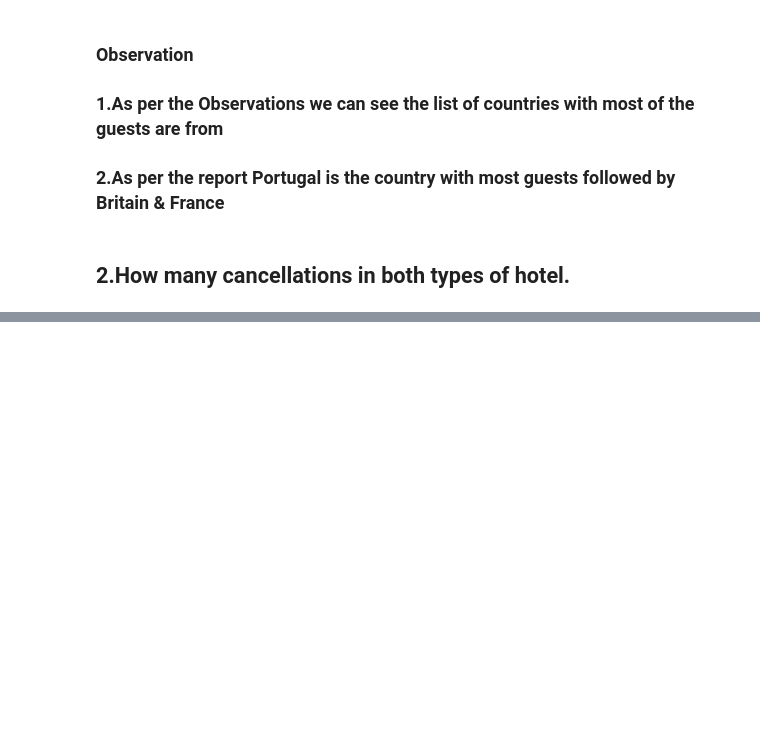
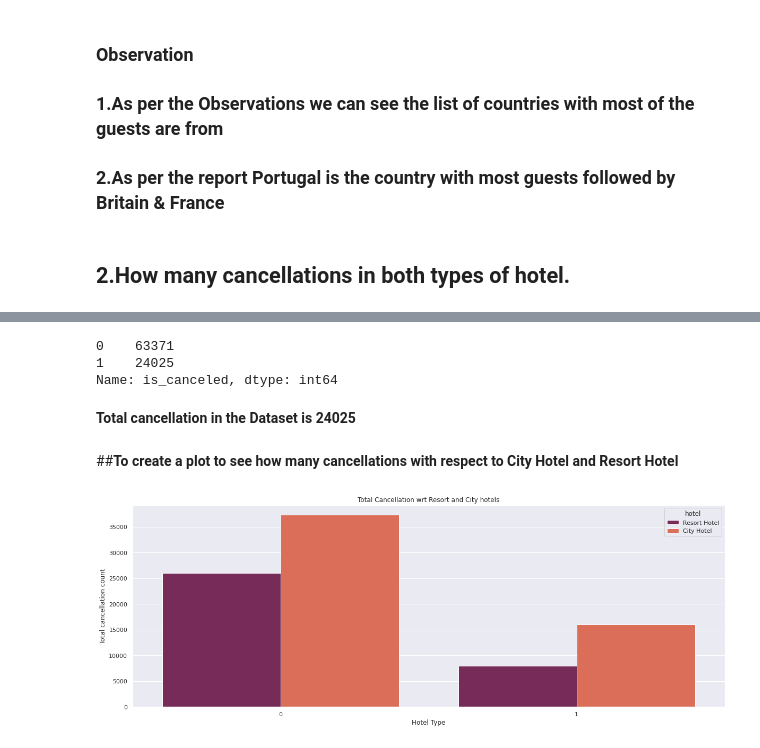
Before and after one commit to RAHULRAJ666DX/Capston-Hotel-Booking-Analysis-, a Jupyter notebook: EDA_Hotel_Booking_Analysis_Rahul_Raj.ipynb, the cells around one changed output, grey strips where cells are left out. Drawn from its saved outputs; the diff is of its cells as text; code cells hidden in the pictures; blank space fills up the shorter version.

Commit message:
Completed till Cancellations

```diff
--- a/EDA_Hotel_Booking_Analysis_Rahul_Raj.ipynb
+++ b/EDA_Hotel_Booking_Analysis_Rahul_Raj.ipynb
@@ -392,0 +406,20 @@ df.country.value_counts()[:15].reset_index()
+# %%
+df.is_canceled.value_counts()
+# %% [output]
+0    63371
+1    24025
+Name: is_canceled, dtype: int64
+# %% [markdown]
+**Total cancellation in the Dataset is 24025**
+# %% [markdown]
+##**To create a plot to see how many cancellations with respect to City Hotel and Resort Hotel**
+# %%
+sns.set(style = "darkgrid")
+
+sns.countplot(x='is_canceled', hue='hotel',data=df,palette="rocket")
+plt.title("Total Cancellation wrt Resort and City hotels")
+plt.xlabel("Hotel Type")
+plt.ylabel("Total cancellation count")
+plt.rcParams['figure.figsize'] = (12, 5)
+# %% [output]
+[figure, added]
```
Also changed, not shown: parts of 19 cells of this notebook.
